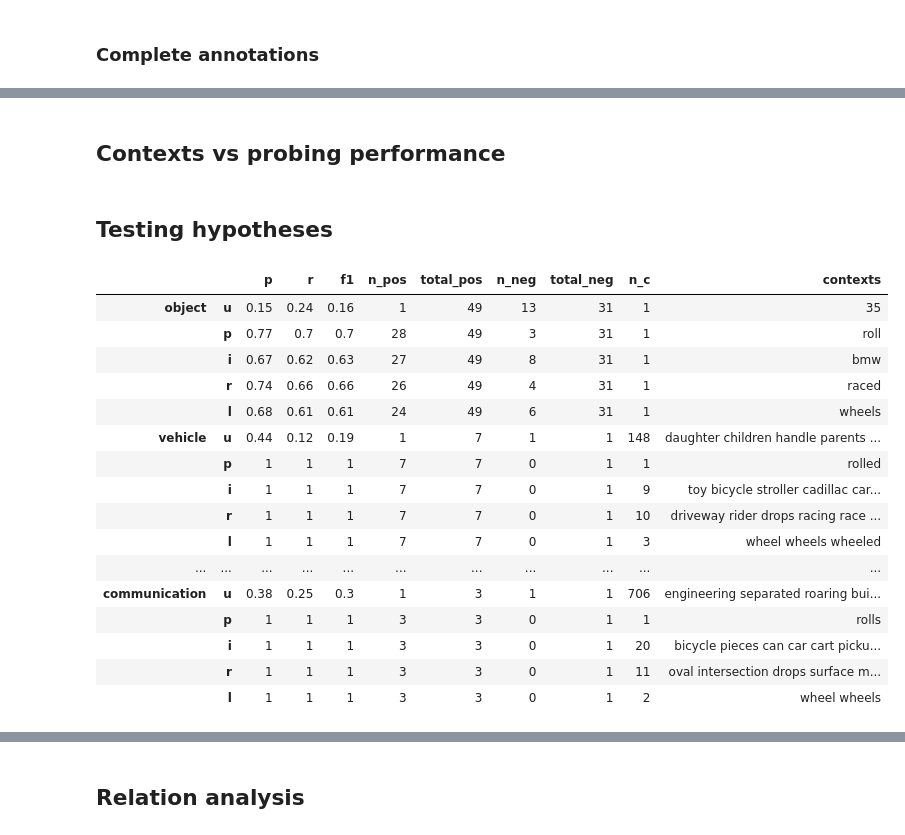
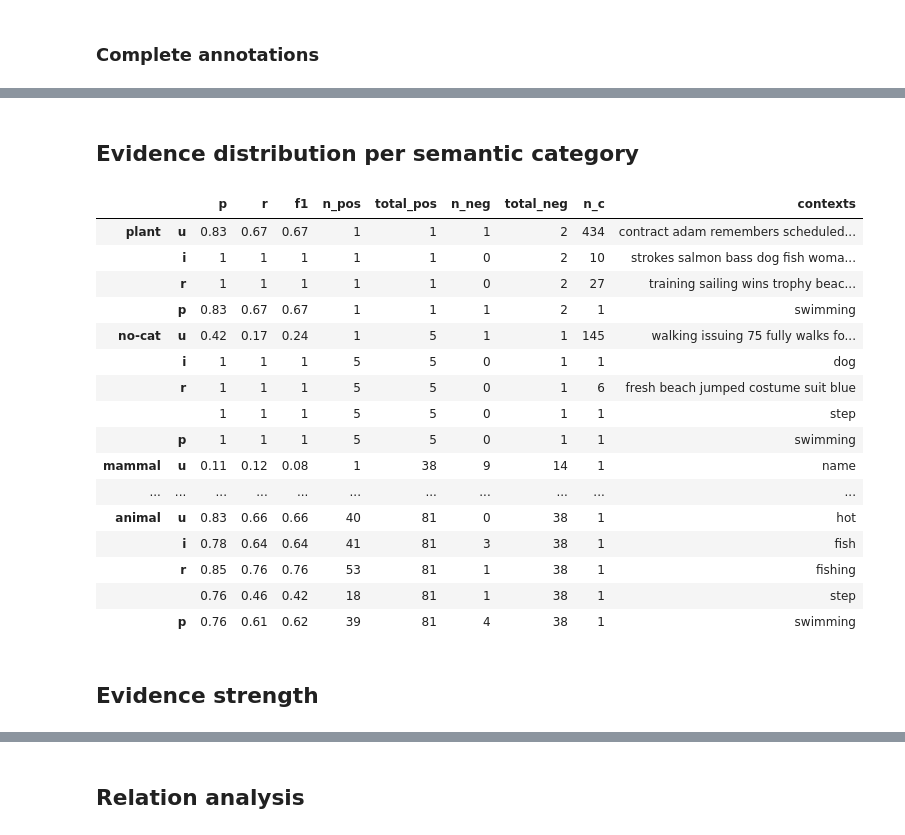
Before and after one commit to PiaSommerauer/corpus_diagnostics, a Jupyter notebook: scripts/refined context analysis.ipynb, the cells around one changed output, grey strips where cells are left out. Saved outputs shown, nothing was run; the diff lists cells and outputs as text; code cells hidden in the pictures.

```diff
--- a/scripts/refined context analysis.ipynb
+++ b/scripts/refined context analysis.ipynb
@@ -638,7 +622,5 @@ df
-# %% [markdown]
-## Contexts vs probing performance
-# %% [markdown]
-## Testing hypotheses
+# %% [markdown]
+## Evidence distribution per semantic category
 # %%
 import json
 import csv
@@ -728,29 +710,31 @@ def get_top_ev_categories(prop, model_name, top_cutoff, concept_cutoff):
 
     return table
 # %%
-prop = 'roll'
+prop = 'swim'
 model_name = 'giga_full_updated'
 top_cutoff = 3
 concept_cutoff = 3
 table = get_top_ev_categories(prop, model_name, top_cutoff, concept_cutoff)
 
 df = pd.DataFrame(table)
 df.T
 # %% [output]
 |  |  | p | r | f1 | n_pos | total_pos | n_neg | total_neg | n_c | contexts |
-| object | u | 0.15 | 0.24 | 0.16 | 1 | 49 | 13 | 31 | 1 | 35 |
-|  | p | 0.77 | 0.7 | 0.7 | 28 | 49 | 3 | 31 | 1 | roll |
-|  | i | 0.67 | 0.62 | 0.63 | 27 | 49 | 8 | 31 | 1 | bmw |
-|  | r | 0.74 | 0.66 | 0.66 | 26 | 49 | 4 | 31 | 1 | raced |
-|  | l | 0.68 | 0.61 | 0.61 | 24 | 49 | 6 | 31 | 1 | wheels |
-| vehicle | u | 0.44 | 0.12 | 0.19 | 1 | 7 | 1 | 1 | 148 | daughter children handle parents ... |
-|  | p | 1 | 1 | 1 | 7 | 7 | 0 | 1 | 1 | rolled |
-|  | i | 1 | 1 | 1 | 7 | 7 | 0 | 1 | 9 | toy bicycle stroller cadillac car... |
-|  | r | 1 | 1 | 1 | 7 | 7 | 0 | 1 | 10 | driveway rider drops racing race ... |
-|  | l | 1 | 1 | 1 | 7 | 7 | 0 | 1 | 3 | wheel wheels wheeled |
+| plant | u | 0.83 | 0.67 | 0.67 | 1 | 1 | 1 | 2 | 434 | contract adam remembers scheduled... |
+|  | i | 1 | 1 | 1 | 1 | 1 | 0 | 2 | 10 | strokes salmon bass dog fish woma... |
+|  | r | 1 | 1 | 1 | 1 | 1 | 0 | 2 | 27 | training sailing wins trophy beac... |
+|  | p | 0.83 | 0.67 | 0.67 | 1 | 1 | 1 | 2 | 1 | swimming |
+| no-cat | u | 0.42 | 0.17 | 0.24 | 1 | 5 | 1 | 1 | 145 | walking issuing 75 fully walks fo... |
+|  | i | 1 | 1 | 1 | 5 | 5 | 0 | 1 | 1 | dog |
+|  | r | 1 | 1 | 1 | 5 | 5 | 0 | 1 | 6 | fresh beach jumped costume suit blue |
+|  |  | 1 | 1 | 1 | 5 | 5 | 0 | 1 | 1 | step |
+|  | p | 1 | 1 | 1 | 5 | 5 | 0 | 1 | 1 | swimming |
+| mammal | u | 0.11 | 0.12 | 0.08 | 1 | 38 | 9 | 14 | 1 | name |
 | ... | ... | ... | ... | ... | ... | ... | ... | ... | ... | ... |
-| communication | u | 0.38 | 0.25 | 0.3 | 1 | 3 | 1 | 1 | 706 | engineering separated roaring bui... |
-|  | p | 1 | 1 | 1 | 3 | 3 | 0 | 1 | 1 | rolls |
-|  | i | 1 | 1 | 1 | 3 | 3 | 0 | 1 | 20 | bicycle pieces can car cart picku... |
-|  | r | 1 | 1 | 1 | 3 | 3 | 0 | 1 | 11 | oval intersection drops surface m... |
-|  | l | 1 | 1 | 1 | 3 | 3 | 0 | 1 | 2 | wheel wheels |
+| animal | u | 0.83 | 0.66 | 0.66 | 40 | 81 | 0 | 38 | 1 | hot |
+|  | i | 0.78 | 0.64 | 0.64 | 41 | 81 | 3 | 38 | 1 | fish |
+|  | r | 0.85 | 0.76 | 0.76 | 53 | 81 | 1 | 38 | 1 | fishing |
+|  |  | 0.76 | 0.46 | 0.42 | 18 | 81 | 1 | 38 | 1 | step |
+|  | p | 0.76 | 0.61 | 0.62 | 39 | 81 | 4 | 38 | 1 | swimming |
+# %% [markdown]
+## Evidence strength
```
Also changed, not shown: parts of 6 cells of this notebook, 4 other files.
